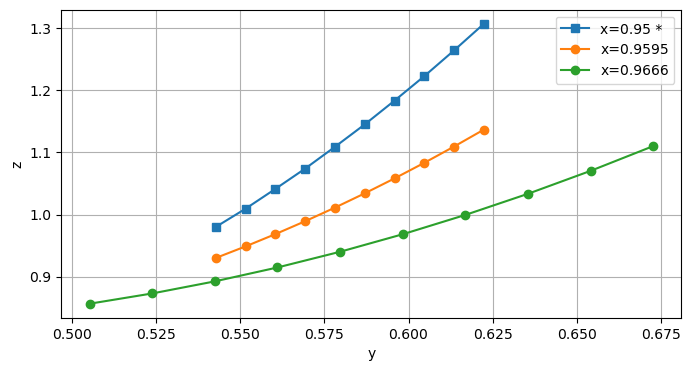
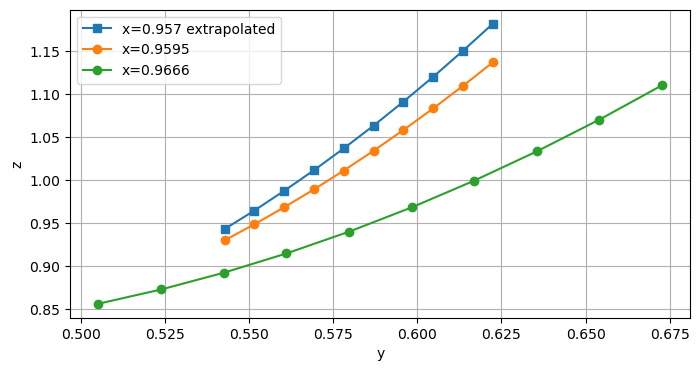
The change to this notebook cell's code, shown as a diff; its figure went from the first image to the second:
--- before
+++ after
@@ -9,5 +9,5 @@
 x1 = 0.9595
 x2 = 0.9666
-xt = 0.95 # extrapolated speedline
+xt = 0.957 # extrapolated speedline
 
 y1 = np.array([
@@ -56,5 +56,5 @@
 
 fig, ax = plt.subplots(figsize=(8, 4))
-ax.plot(y_target, z_target, 's-', label=f'x={xt} *')
+ax.plot(y_target, z_target, 's-', label=f'x={xt} extrapolated')
 ax.plot(y1, z1, 'o-', label=f'x={x1}')
 ax.plot(y2, z2, 'o-', label=f'x={x2}')

Commit: Commit_30042026